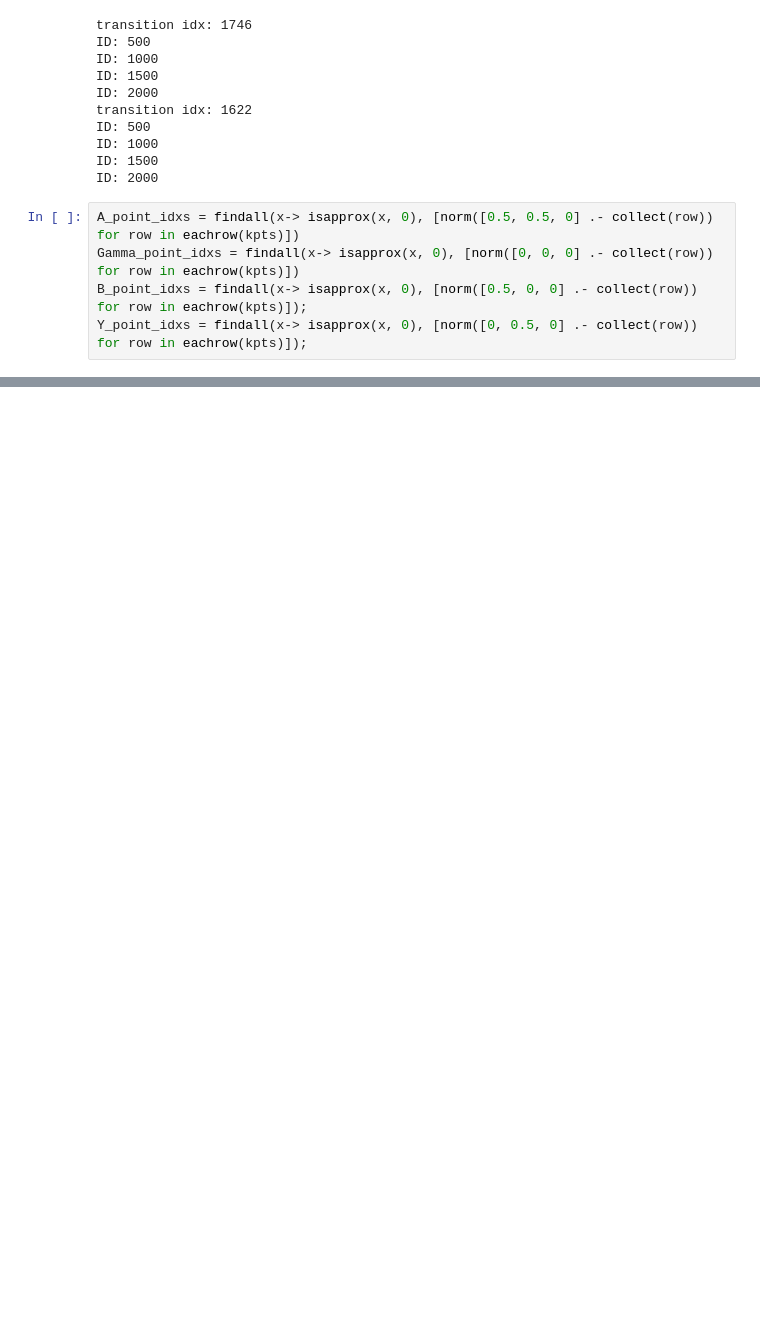
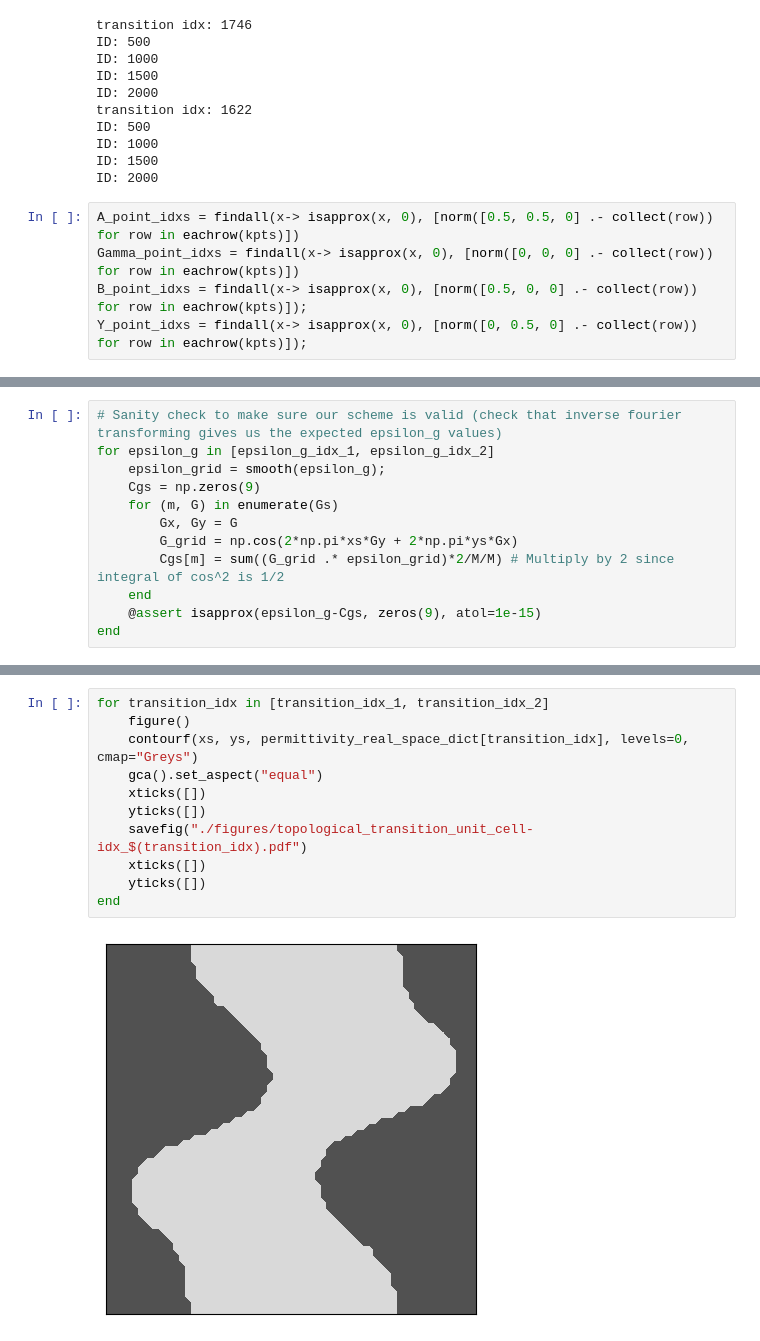
Before and after one commit to AliGhorashiCMT/Sparse-networks-for-topological-photonics, a Jupyter notebook: rectangular_lattices/failure_modes.ipynb, the cells around one changed output, grey strips where cells are left out. Saved outputs shown, nothing was run; the diff lists cells and outputs as text; blank space fills up the shorter version.

```diff
--- a/rectangular_lattices/failure_modes.ipynb
+++ b/rectangular_lattices/failure_modes.ipynb
@@ -241,0 +278,12 @@ savefig("./figures/topological_transition_fig2-idx_$(transition_idx).pdf")
+# %%
+# Sanity check to make sure our scheme is valid (check that inverse fourier transforming gives us the expected epsilon_g values)
+for epsilon_g in [epsilon_g_idx_1, epsilon_g_idx_2]
+    epsilon_grid = smooth(epsilon_g);
+    Cgs = np.zeros(9)
+    for (m, G) in enumerate(Gs)
+        Gx, Gy = G
+        G_grid = np.cos(2*np.pi*xs*Gy + 2*np.pi*ys*Gx)
+        Cgs[m] = sum((G_grid .* epsilon_grid)*2/M/M) # Multiply by 2 since integral of cos^2 is 1/2
+    end
+    @assert isapprox(epsilon_g-Cgs, zeros(9), atol=1e-15)
+end
@@ -241,0 +349,13 @@ savefig("./figures/topological_transition_fig2-idx_$(transition_idx).pdf")
+# %%
+for transition_idx in [transition_idx_1, transition_idx_2]
+    figure()
+    contourf(xs, ys, permittivity_real_space_dict[transition_idx], levels=0, cmap="Greys")
+    gca().set_aspect("equal")
+    xticks([])
+    yticks([])
+    savefig("./figures/topological_transition_unit_cell-idx_$(transition_idx).pdf")
+    xticks([])
+    yticks([])
+end
+# %% [output]
+[figure, added]
```
Also changed, not shown: parts of 14 cells of this notebook.
